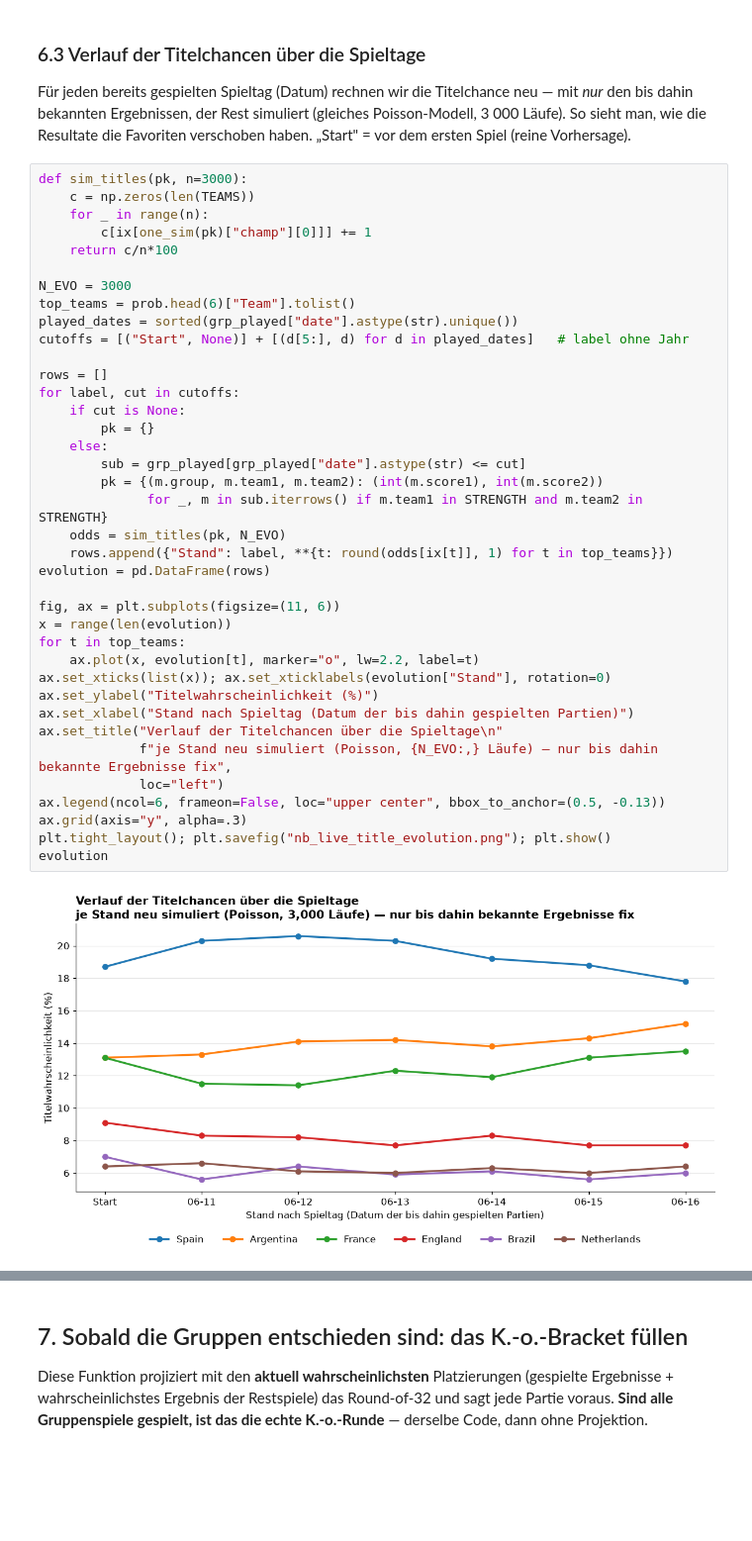
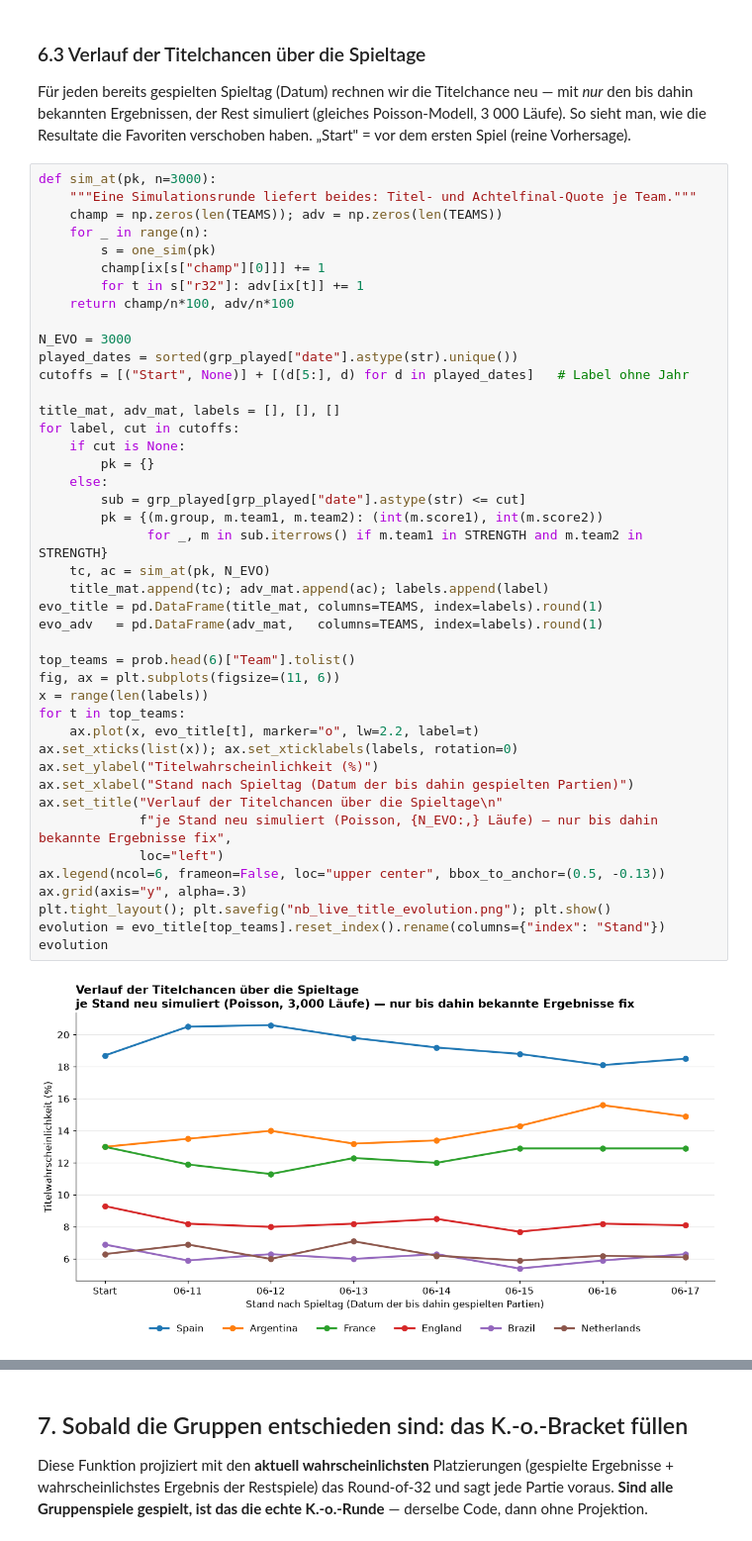
Before and after one commit to Deskaunedsei1983/wc2026-cl01, a Jupyter notebook: wc2026_live_update.ipynb, the cells around one changed output, grey strips where cells are left out. Shown at 99% size. Cells and saved outputs as stored; diff of their text form; blank space fills up the shorter version.

```diff
--- a/wc2026_live_update.ipynb
+++ b/wc2026_live_update.ipynb
@@ -536,43 +548,48 @@ mit *nur* den bis dahin bekannten Ergebnissen, der Rest simuliert (gleiches
 Poisson-Modell, 3 000 Läufe). So sieht man, wie die Resultate die Favoriten
 verschoben haben. „Start" = vor dem ersten Spiel (reine Vorhersage).
 # %%
-def sim_titles(pk, n=3000):
-    c = np.zeros(len(TEAMS))
+def sim_at(pk, n=3000):
+    """Eine Simulationsrunde liefert beides: Titel- und Achtelfinal-Quote je Team."""
+    champ = np.zeros(len(TEAMS)); adv = np.zeros(len(TEAMS))
     for _ in range(n):
-        c[ix[one_sim(pk)["champ"][0]]] += 1
-    return c/n*100
+        s = one_sim(pk)
+        champ[ix[s["champ"][0]]] += 1
+        for t in s["r32"]: adv[ix[t]] += 1
+    return champ/n*100, adv/n*100
 
 N_EVO = 3000
-top_teams = prob.head(6)["Team"].tolist()
 played_dates = sorted(grp_played["date"].astype(str).unique())
-cutoffs = [("Start", None)] + [(d[5:], d) for d in played_dates]   # label ohne Jahr
+cutoffs = [("Start", None)] + [(d[5:], d) for d in played_dates]   # Label ohne Jahr
 
-rows = []
+title_mat, adv_mat, labels = [], [], []
 for label, cut in cutoffs:
     if cut is None:
         pk = {}
     else:
         sub = grp_played[grp_played["date"].astype(str) <= cut]
         pk = {(m.group, m.team1, m.team2): (int(m.score1), int(m.score2))
               for _, m in sub.iterrows() if m.team1 in STRENGTH and m.team2 in STRENGTH}
-    odds = sim_titles(pk, N_EVO)
-    rows.append({"Stand": label, **{t: round(odds[ix[t]], 1) for t in top_teams}})
-evolution = pd.DataFrame(rows)
+    tc, ac = sim_at(pk, N_EVO)
+    title_mat.append(tc); adv_mat.append(ac); labels.append(label)
+evo_title = pd.DataFrame(title_mat, columns=TEAMS, index=labels).round(1)
+evo_adv   = pd.DataFrame(adv_mat,   columns=TEAMS, index=labels).round(1)
 
+top_teams = prob.head(6)["Team"].tolist()
 fig, ax = plt.subplots(figsize=(11, 6))
-x = range(len(evolution))
+x = range(len(labels))
 for t in top_teams:
-    ax.plot(x, evolution[t], marker="o", lw=2.2, label=t)
-ax.set_xticks(list(x)); ax.set_xticklabels(evolution["Stand"], rotation=0)
+    ax.plot(x, evo_title[t], marker="o", lw=2.2, label=t)
+ax.set_xticks(list(x)); ax.set_xticklabels(labels, rotation=0)
 ax.set_ylabel("Titelwahrscheinlichkeit (%)")
 ax.set_xlabel("Stand nach Spieltag (Datum der bis dahin gespielten Partien)")
 ax.set_title("Verlauf der Titelchancen über die Spieltage\n"
              f"je Stand neu simuliert (Poisson, {N_EVO:,} Läufe) — nur bis dahin bekannte Ergebnisse fix",
              loc="left")
 ax.legend(ncol=6, frameon=False, loc="upper center", bbox_to_anchor=(0.5, -0.13))
 ax.grid(axis="y", alpha=.3)
 plt.tight_layout(); plt.savefig("nb_live_title_evolution.png"); plt.show()
+evolution = evo_title[top_teams].reset_index().rename(columns={"index": "Stand"})
 evolution
 # %% [output]
-[figure, old version]
+[figure, new version]
 |  | Stand | Spain | Argentina | France | England | Brazil | Netherlands |
```
Also changed, not shown: parts of 11 cells of this notebook, 5 other files.
